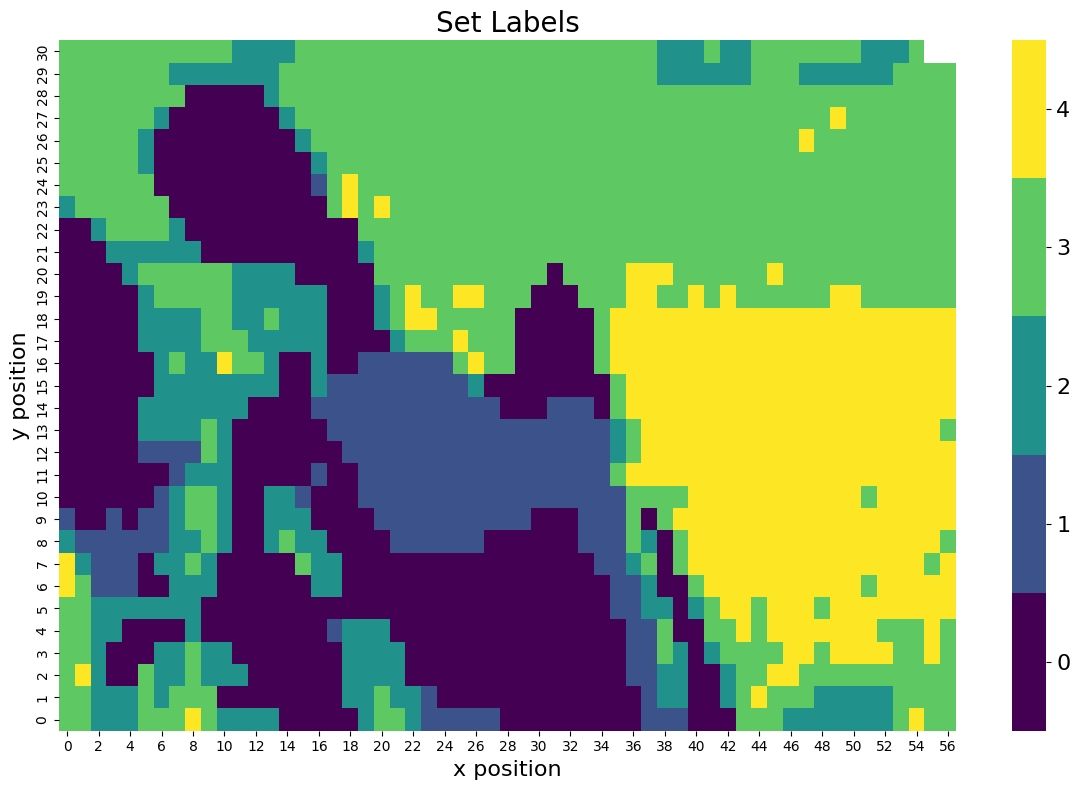
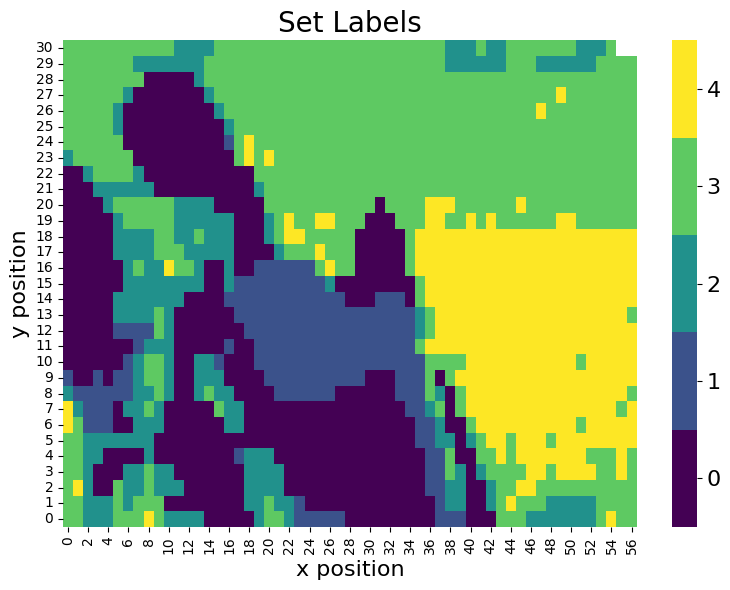
Code edit (unified diff) that turned the first committed figure into the second:
--- before
+++ after
@@ -75,5 +75,5 @@
 bounds = np.arange(label_min - 0.5, label_max + 1.5, 1)
 #cmap = plt.get_cmap("tab20", n_colors)
-plt.figure(figsize=(12,8))
+plt.figure(figsize=(8,6))
 ax = sns.heatmap(true_matrix, cmap=class_cmap, cbar=True, linewidths=0.0,
                  cbar_kws={"ticks": np.arange(label_min, label_max + 1),"boundaries": bounds})
@@ -94,5 +94,5 @@
 plt.show()
 
-plt.figure(figsize=(12,8))
+plt.figure(figsize=(8,6))
 ax = sns.heatmap(pred_matrix, cmap=class_cmap, norm=class_norm, cbar=True, linewidths=0.0,
                  cbar_kws={"ticks": np.arange(label_min, label_max + 1),"boundaries": bounds})
@@ -117,5 +117,5 @@
 norm = TwoSlopeNorm(vmin=-label_max, vcenter=0, vmax=label_max)
 bounds = np.arange(-label_max - 0.5, label_max + 1.5, 1)
-plt.figure(figsize=(12,8))
+plt.figure(figsize=(8,6))
 ax = sns.heatmap(diff_matrix, cmap='seismic', norm=norm, cbar=True, linewidths=0.0,
                  cbar_kws={"ticks": np.arange(-label_max, label_max + 1),"boundaries": bounds})

Commit: changes in plot size